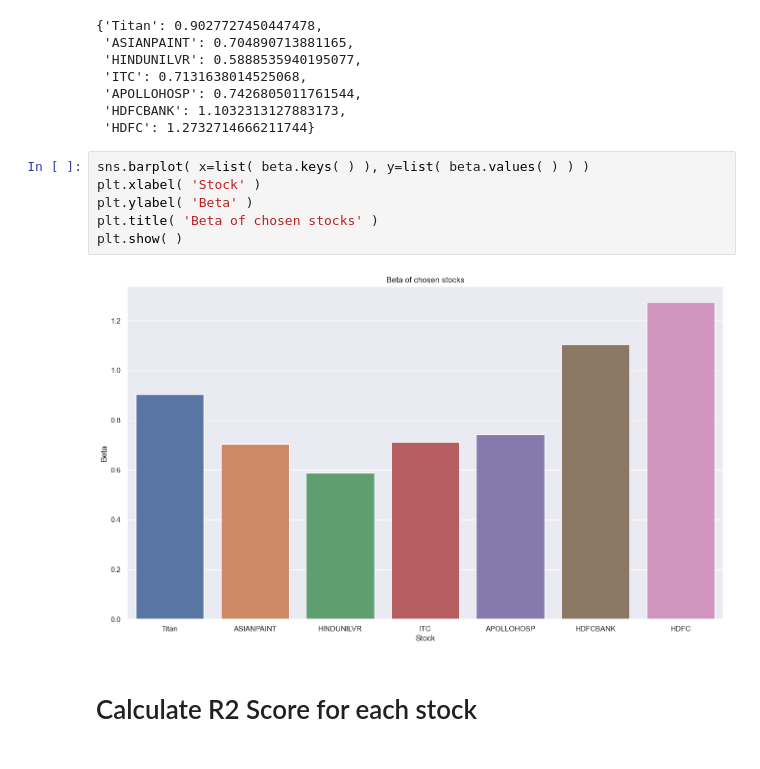
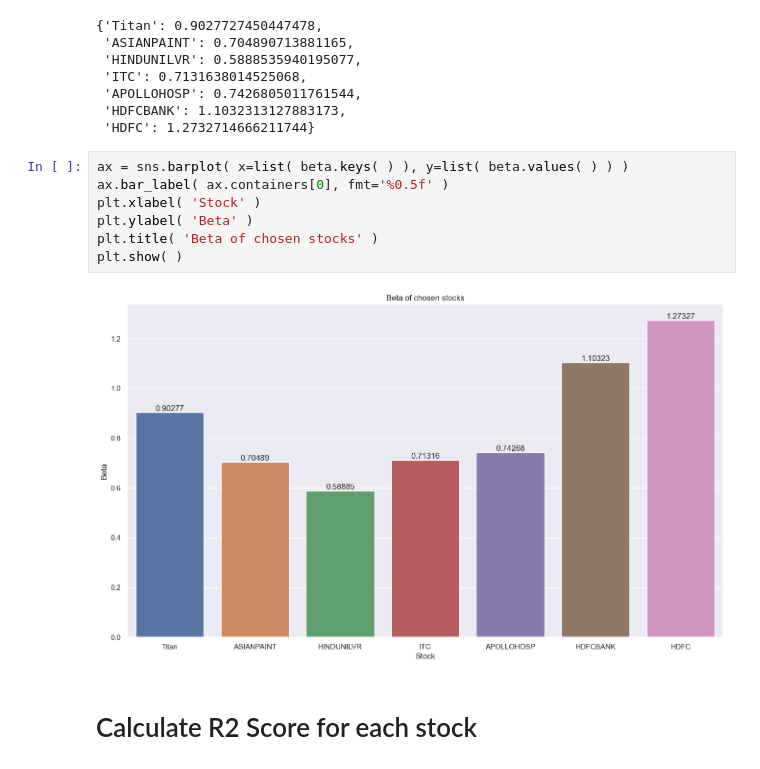
Before and after one commit to yotitan/DA226O-Project1, a Jupyter notebook: 2 - Calculations.ipynb, the cells around one changed output. Drawn from its saved outputs; the diff is of its cells as text.

```diff
--- a/2 - Calculations.ipynb
+++ b/2 - Calculations.ipynb
@@ -177,13 +180,14 @@ beta
  'HDFCBANK': 1.1032313127883173,
  'HDFC': 1.2732714666211744}
 # %%
-sns.barplot( x=list( beta.keys( ) ), y=list( beta.values( ) ) )
+ax = sns.barplot( x=list( beta.keys( ) ), y=list( beta.values( ) ) )
+ax.bar_label( ax.containers[0], fmt='%0.5f' )
 plt.xlabel( 'Stock' )
 plt.ylabel( 'Beta' )
 plt.title( 'Beta of chosen stocks' )
 plt.show( )
 # %% [output]
-[figure, old version]
+[figure, new version]
 # %% [markdown]
 # Calculate R2 Score for each stock
 # %%
```
Also changed, not shown: parts of 19 cells of this notebook.
